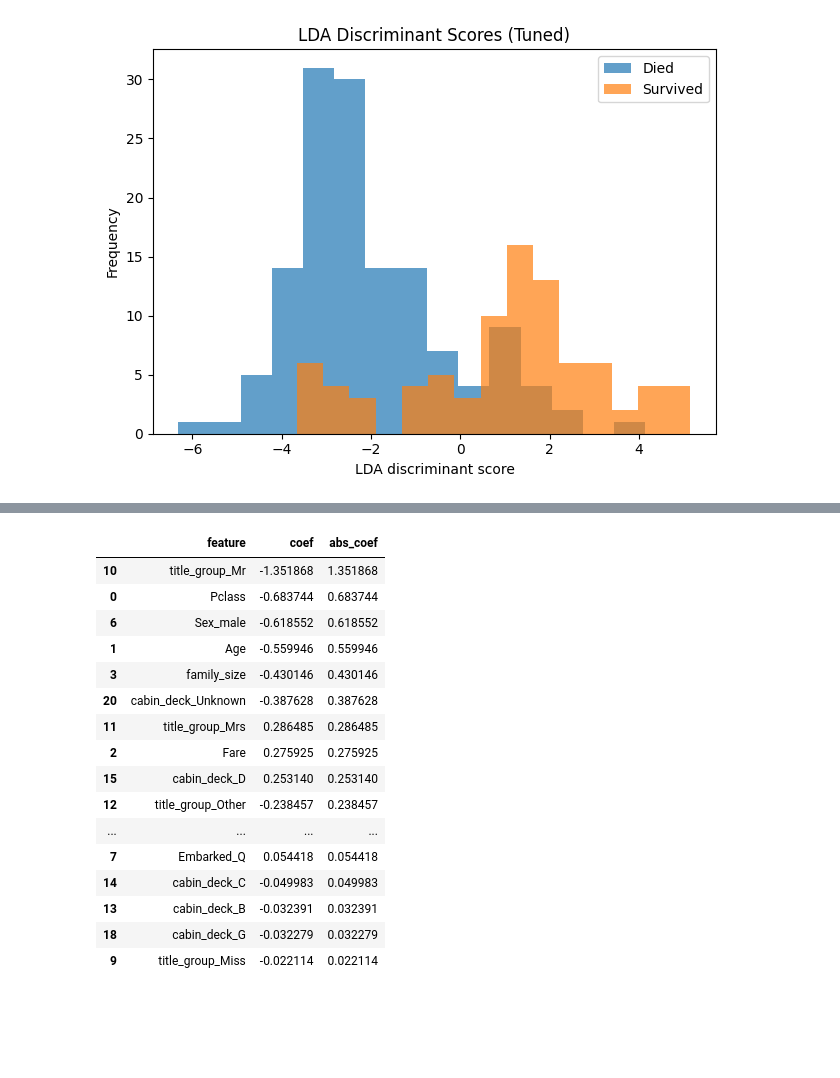
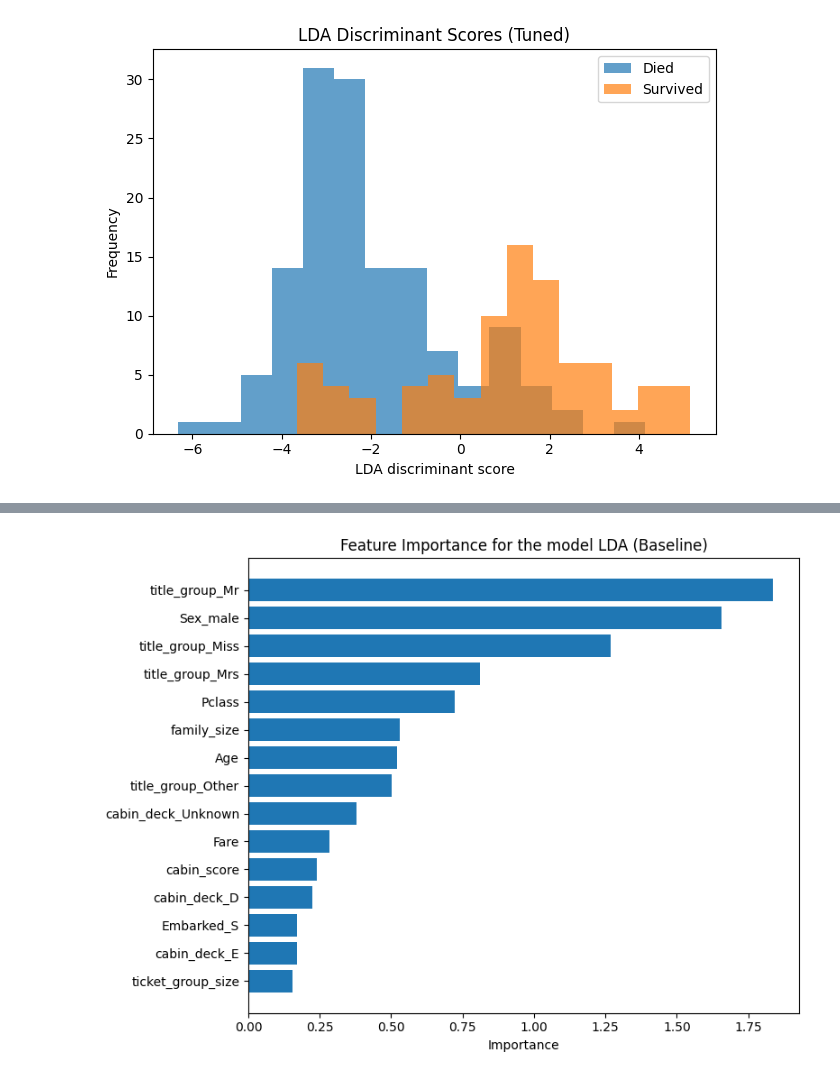
Before and after one commit to RoxyLiu66/data_572_group_5, a Jupyter notebook: coding/combined_models.ipynb, the cells around one changed output, grey strips where cells are left out. Drawn from its saved outputs; the diff is of its cells as text; code cells hidden in the pictures; blank space fills up the shorter version.

Commit message:
plotting visual for important features

```diff
--- a/coding/combined_models.ipynb
+++ b/coding/combined_models.ipynb
@@ -211,6 +211,27 @@ def feature_importance(name, fitted_model, X_train, X_test, y_train, y_test):
             "importances": importances
         }).sort_values("importances", ascending=False)
 
+def plot_feature_importance(
+    df,
+    model_name = "",
+    feature_col="feature",
+    importance_col="abs_coef",
+    top_n=15,
+    title="Feature Importance",
+    title_suffix=""
+):
+    df_plot = (
+        df.sort_values(importance_col, ascending=True)
+          .tail(top_n)
+    )
+
+    plt.figure(figsize=(8, 6))
+    plt.barh(df_plot[feature_col], df_plot[importance_col])
+    plt.xlabel("Importance")
+    plt.title(f"{title} for the model {model_name} ({title_suffix})")
+    plt.tight_layout()
+    plt.show()
+
 def plot_accuracy_bar(results, title_suffix=""):
     perf = pd.Series({r["name"]: r["test_acc"] for r in results}).sort_values(ascending=False)
     plt.figure(figsize=(10, 6))
@@ -436,4 +457,7 @@ plt.show()
 # %% [output]
 [figure]
 # %%
-feature_rank_baseline[0]["LDA"]
+lda_baseline_df = feature_rank_baseline[0]["LDA"]
+lr_baseline_df = feature_rank_baseline[1]['Logistic Regression']
+knn_baseline_df = feature_rank_baseline[2]['KNN']
+tree_baseline_df = feature_rank_baseline[3]["Decision Tree"]
@@ -458,20 +464,12 @@ feature_rank_baseline[0]["LDA"]
-# %%
-feature_rank_tuned[0]["LDA"]
-# %% [output]
-|  | feature | coef | abs_coef |
-| 10 | title_group_Mr | -1.351868 | 1.351868 |
-| 0 | Pclass | -0.683744 | 0.683744 |
-| 6 | Sex_male | -0.618552 | 0.618552 |
-| 1 | Age | -0.559946 | 0.559946 |
-| 3 | family_size | -0.430146 | 0.430146 |
-| 20 | cabin_deck_Unknown | -0.387628 | 0.387628 |
-| 11 | title_group_Mrs | 0.286485 | 0.286485 |
-| 2 | Fare | 0.275925 | 0.275925 |
-| 15 | cabin_deck_D | 0.253140 | 0.253140 |
-| 12 | title_group_Other | -0.238457 | 0.238457 |
-| ... | ... | ... | ... |
-| 7 | Embarked_Q | 0.054418 | 0.054418 |
-| 14 | cabin_deck_C | -0.049983 | 0.049983 |
-| 13 | cabin_deck_B | -0.032391 | 0.032391 |
-| 18 | cabin_deck_G | -0.032279 | 0.032279 |
-| 9 | title_group_Miss | -0.022114 | 0.022114 |
+# %%
+plot_feature_importance(
+    lda_baseline_df,
+    model_name="LDA",
+    feature_col="feature",
+    importance_col="abs_coef",
+    top_n=15,
+    title="Feature Importance",
+    title_suffix="Baseline"
+)
+# %% [output]
+[figure, added]
```
Also changed, not shown: parts of 9 cells of this notebook, 2 other files.
